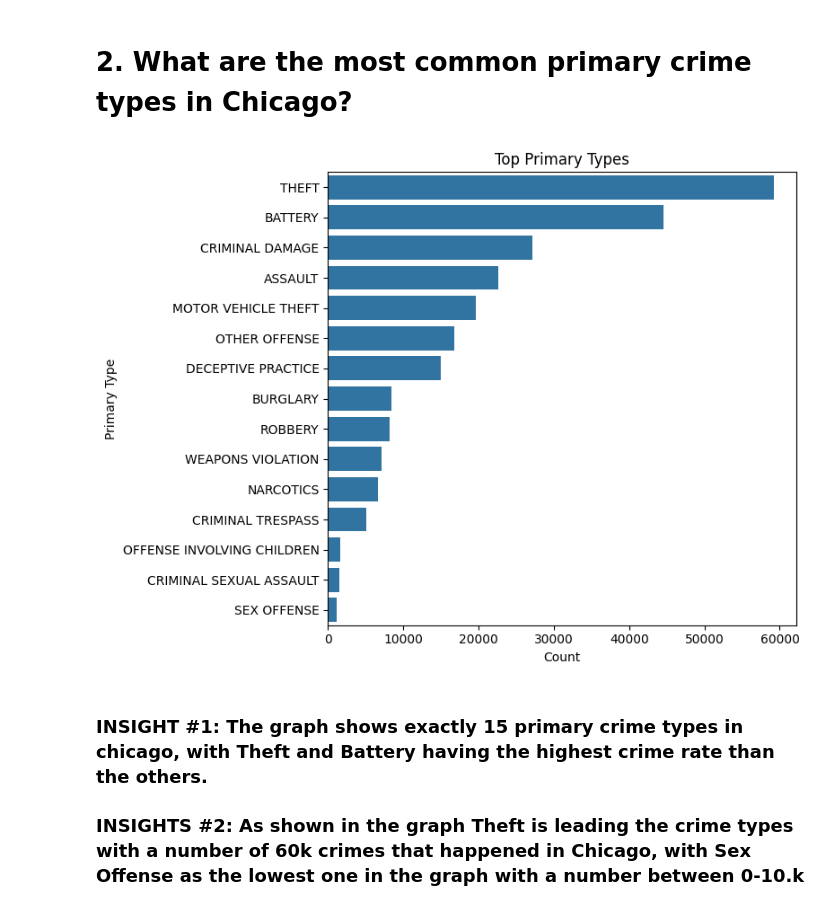
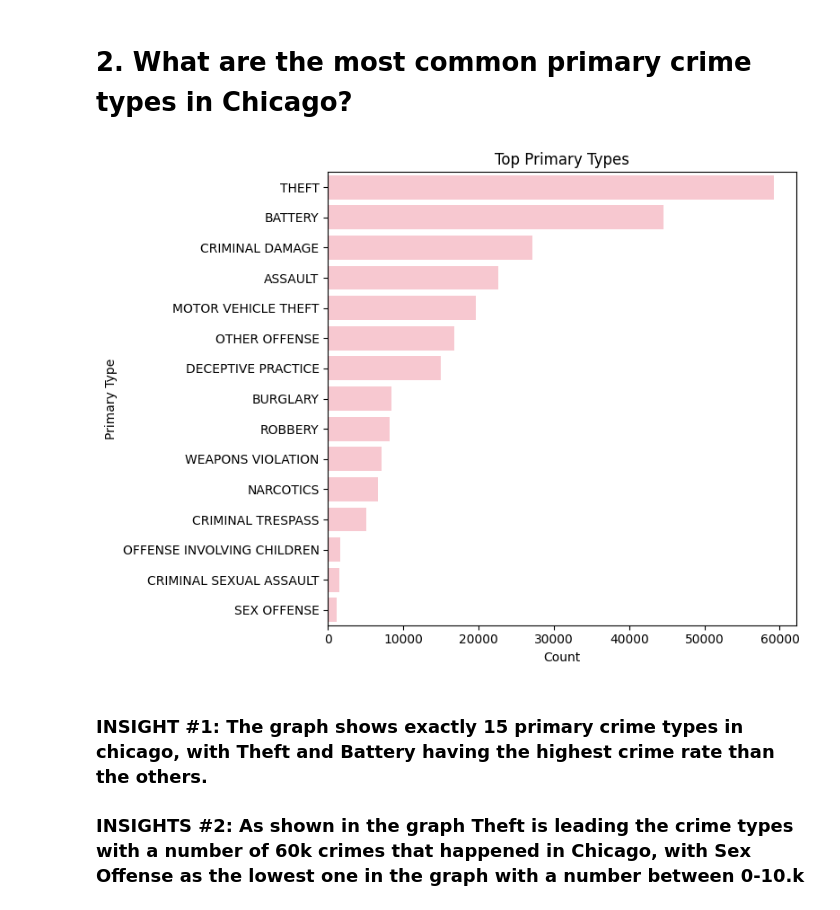
Before and after one commit to GelaLela/ELEC303_DATA_ANALYTICS_ACT2_REMOJOANGELA, a Jupyter notebook: ELEC303MIDTERMS_EXAM.ipynb, the cells around one changed output. Cells and saved outputs as stored; diff of their text form; code cells hidden in the pictures.

```diff
--- a/ELEC303MIDTERMS_EXAM.ipynb
+++ b/ELEC303MIDTERMS_EXAM.ipynb
@@ -73,15 +73,15 @@ plt.show()
 # %%
 top12_primary = df['Primary Type'].value_counts().head(15)
 top12_primary
 
 plt.figure(figsize=(8,6))
-sns.barplot(y=top12_primary.index, x=top12_primary.values)
+sns.barplot(y=top12_primary.index, x=top12_primary.values, color='pink')
 plt.title('Top Primary Types')
 plt.xlabel('Count')
 plt.tight_layout()
 plt.show()
 # %% [output]
-[figure, old version]
+[figure, new version]
 # %% [markdown]
 <h3>INSIGHT #1: The graph shows exactly 15 primary crime types in chicago, with Theft and Battery having the highest crime rate than the others.</h3>
 <h3>INSIGHTS #2: As shown in the graph Theft is leading the crime types with a number of 60k crimes that happened in Chicago, with Sex Offense as the lowest one in the graph with a number between 0-10.k</h3>
```
Also changed, not shown: parts of 29 cells of this notebook.
